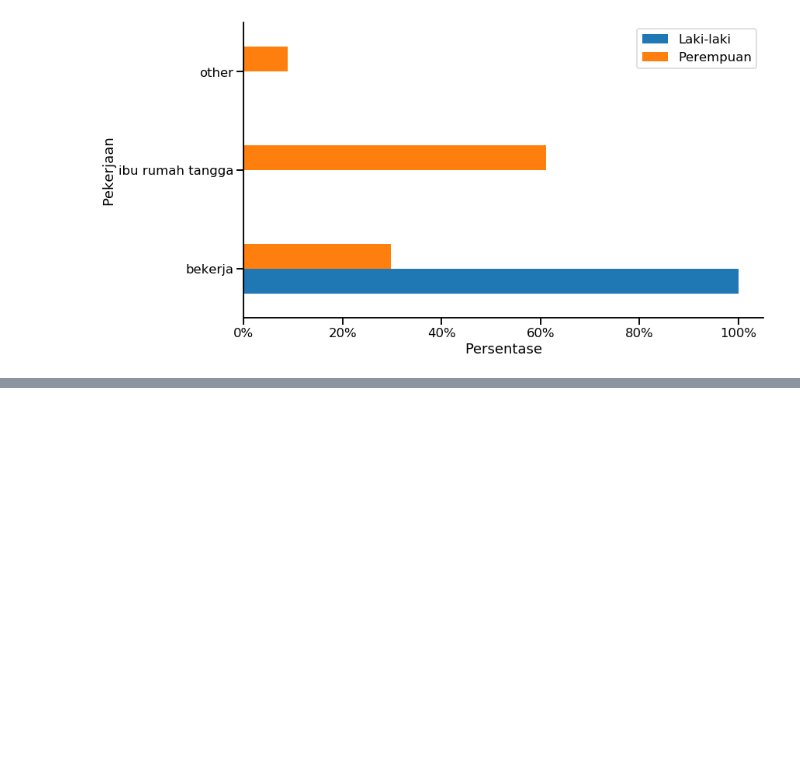
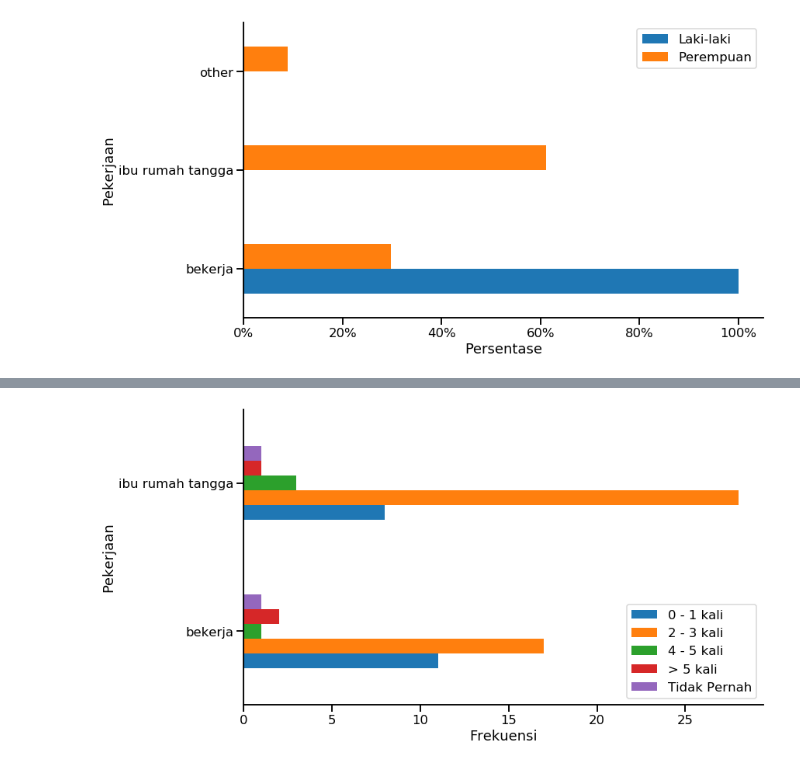
Before and after one commit to hsoekiswo/Data-Analysis-eFishery, a Jupyter notebook: 2020-05-14_Survey Konsumsi Ikan.ipynb, the cells around one changed output, grey strips where cells are left out. Drawn from its saved outputs; the diff is of its cells as text; code cells hidden in the pictures; blank space fills up the shorter version.

```diff
--- a/2020-05-14_Survey Konsumsi Ikan.ipynb
+++ b/2020-05-14_Survey Konsumsi Ikan.ipynb
@@ -152,0 +154,16 @@ Kalau dari pengeluaran sepertinya tidak terlihat perbedaan yang ekstrim antara r
+# %%
+pivoted = dfb[dfb['bekerja'] != 'other'].pivot_table(
+    values = 'Jenis kelamin',
+    index = 'bekerja',
+    columns = 'Dalam seminggu, seberapa sering Anda mengonsumsi Produk Perikanan?',
+    aggfunc = 'count',
+    fill_value = 0
+)
+ax = pivoted.plot.barh()
+plt.legend()
+vals = ax.get_xticks()
+plt.xlabel('Frekuensi')
+plt.ylabel('Pekerjaan')
+sns.despine()
+# %% [output]
+[figure, added]
```
Also changed, not shown: parts of 16 cells of this notebook.
